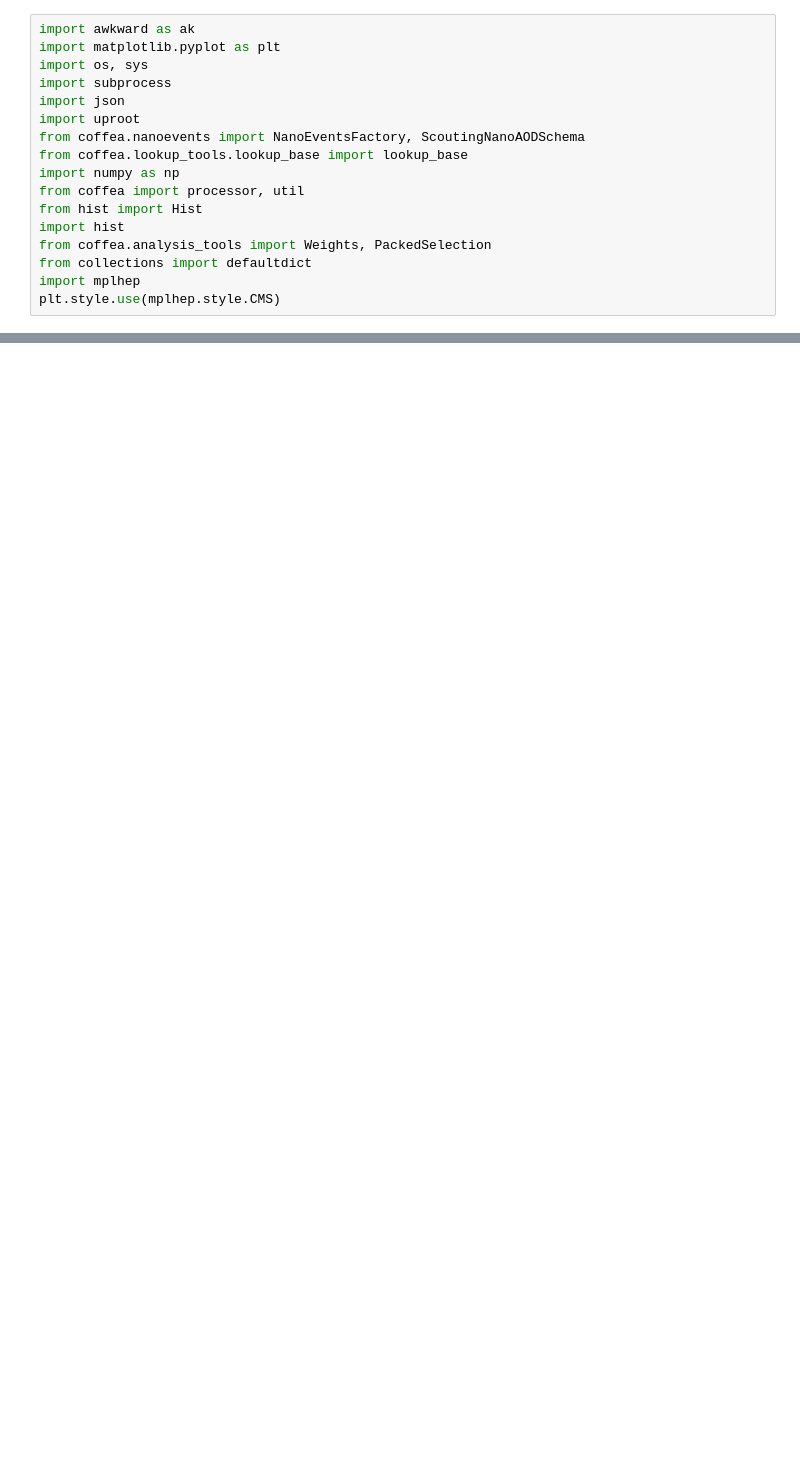
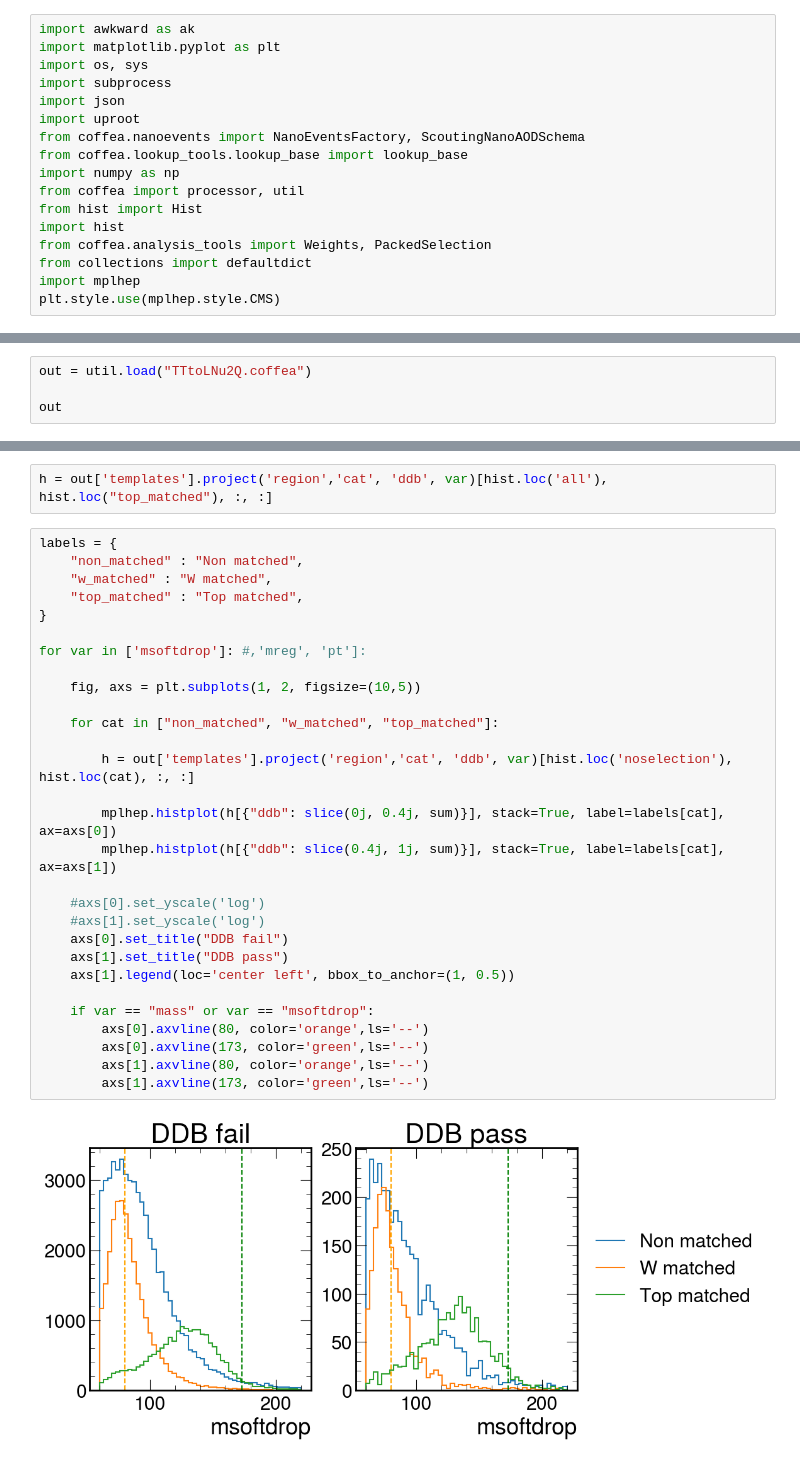
Before and after one commit to alintulu/PNCalibration, a Jupyter notebook: hist.ipynb, the cells around one changed output, grey strips where cells are left out. Cells and saved outputs as stored; diff of their text form; blank space fills up the shorter version.

```diff
--- a/hist.ipynb
+++ b/hist.ipynb
@@ -264,0 +331,4 @@ axs[0,1].legend(loc='center left', bbox_to_anchor=(1, 0.5))
+# %%
+out = util.load("TTtoLNu2Q.coffea")
+
+out
@@ -264,0 +380,33 @@ axs[0,1].legend(loc='center left', bbox_to_anchor=(1, 0.5))
+# %%
+h = out['templates'].project('region','cat', 'ddb', var)[hist.loc('all'), hist.loc("top_matched"), :, :]
+# %%
+labels = {
+    "non_matched" : "Non matched",
+    "w_matched" : "W matched",
+    "top_matched" : "Top matched",
+}
+
+for var in ['msoftdrop']: #,'mreg', 'pt']:
+
+    fig, axs = plt.subplots(1, 2, figsize=(10,5))
+
+    for cat in ["non_matched", "w_matched", "top_matched"]:
+
+        h = out['templates'].project('region','cat', 'ddb', var)[hist.loc('noselection'), hist.loc(cat), :, :]
+
+        mplhep.histplot(h[{"ddb": slice(0j, 0.4j, sum)}], stack=True, label=labels[cat], ax=axs[0])
+        mplhep.histplot(h[{"ddb": slice(0.4j, 1j, sum)}], stack=True, label=labels[cat], ax=axs[1])
+
+    #axs[0].set_yscale('log')
+    #axs[1].set_yscale('log')
+    axs[0].set_title("DDB fail")
+    axs[1].set_title("DDB pass")
+    axs[1].legend(loc='center left', bbox_to_anchor=(1, 0.5))
+
+    if var == "mass" or var == "msoftdrop":
+        axs[0].axvline(80, color='orange',ls='--')
+        axs[0].axvline(173, color='green',ls='--')
+        axs[1].axvline(80, color='orange',ls='--')
+        axs[1].axvline(173, color='green',ls='--')
+# %% [output]
+[figure, added]
```
Also changed, not shown: parts of 18 cells of this notebook.
